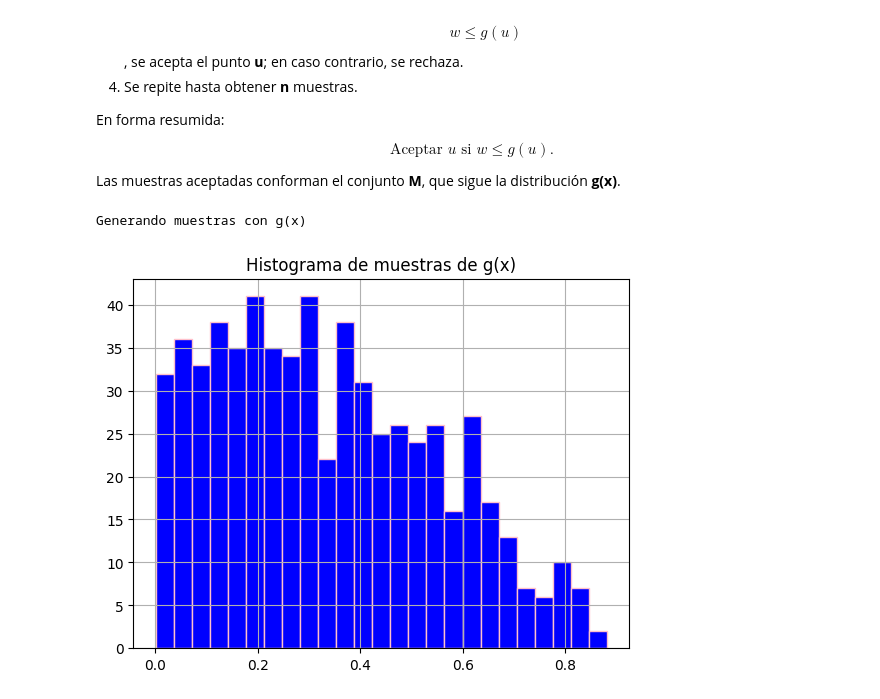
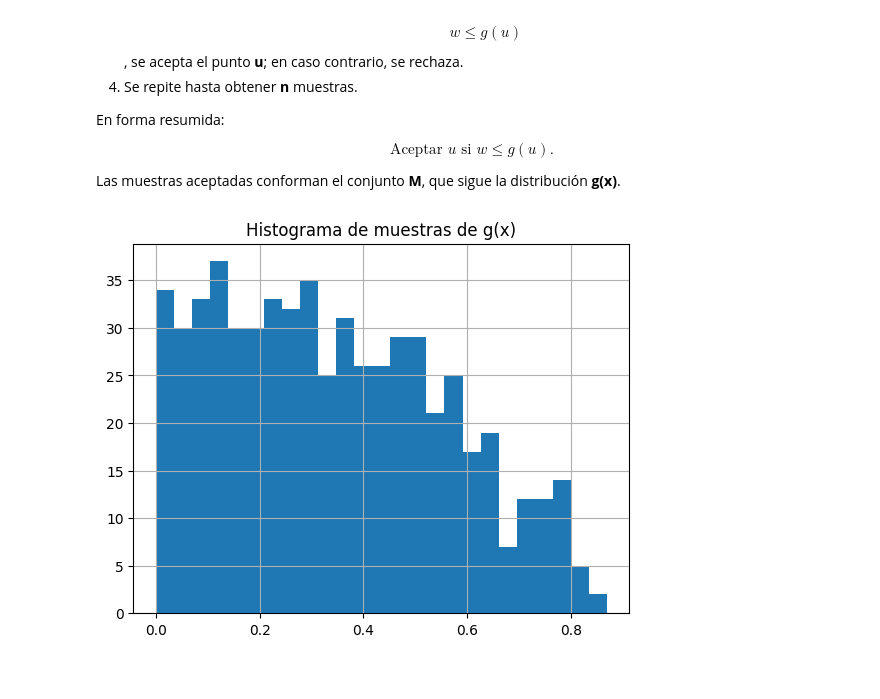
Before and after one commit to JazmineOrtizMarin/Simulaci-n-2, a Jupyter notebook: Muestreo_Importancia_Crudo.ipynb, the cells around one changed output. Saved outputs shown, nothing was run; the diff lists cells and outputs as text; code cells hidden in the pictures.

```diff
--- a/Muestreo_Importancia_Crudo.ipynb
+++ b/Muestreo_Importancia_Crudo.ipynb
@@ -101,15 +101,13 @@ def muestra_g(n):
 M = muestra_g(1000)
 # %%
 # Histograma
-print("Generando muestras con g(x)")
 M = muestra_g(1000)
-plt.hist(M, bins=25, color='blue', edgecolor='pink')
+plt.hist(M, bins=25)
 plt.title("Histograma de muestras de g(x)")
 plt.grid()
 plt.show()
 # %% [output]
-Generando muestras con g(x)
-[figure, old version]
+[figure, new version]
 # %%
 def crudo(N):
   G=[]
```
Also changed, not shown: parts of 1 cell of this notebook.
